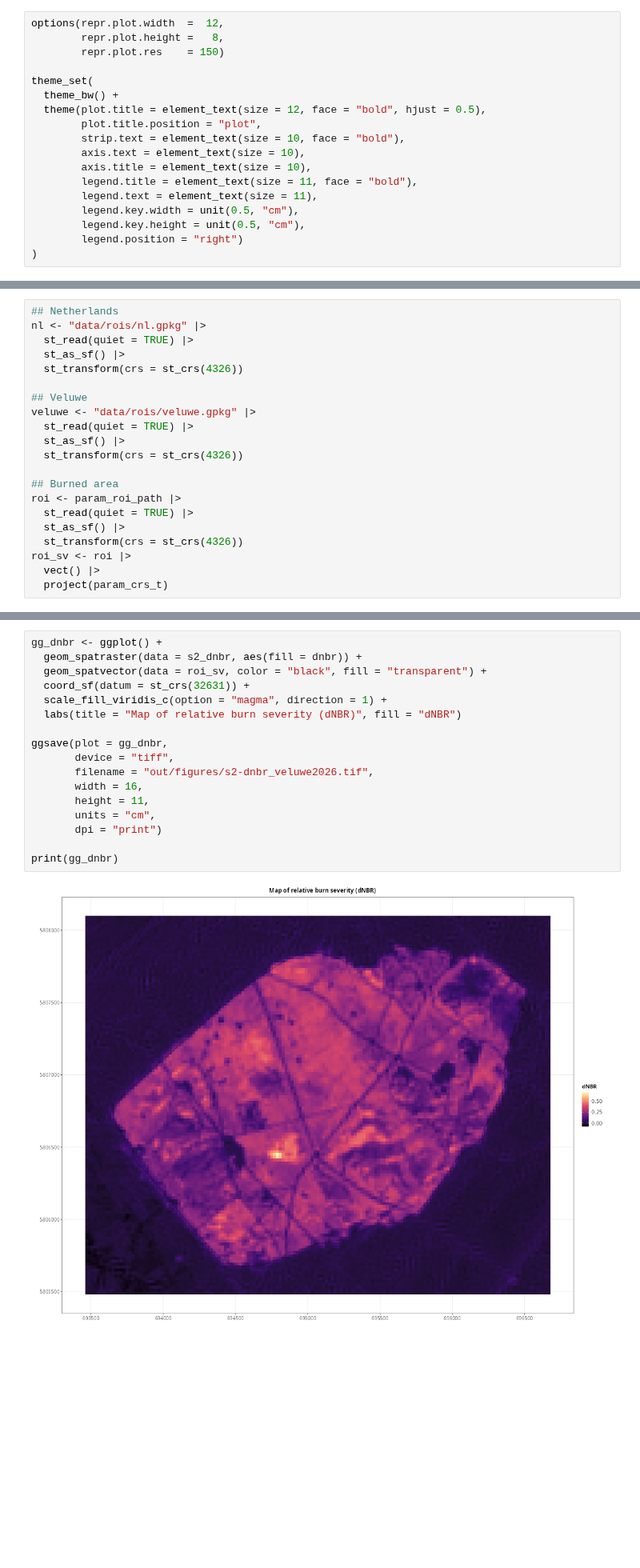
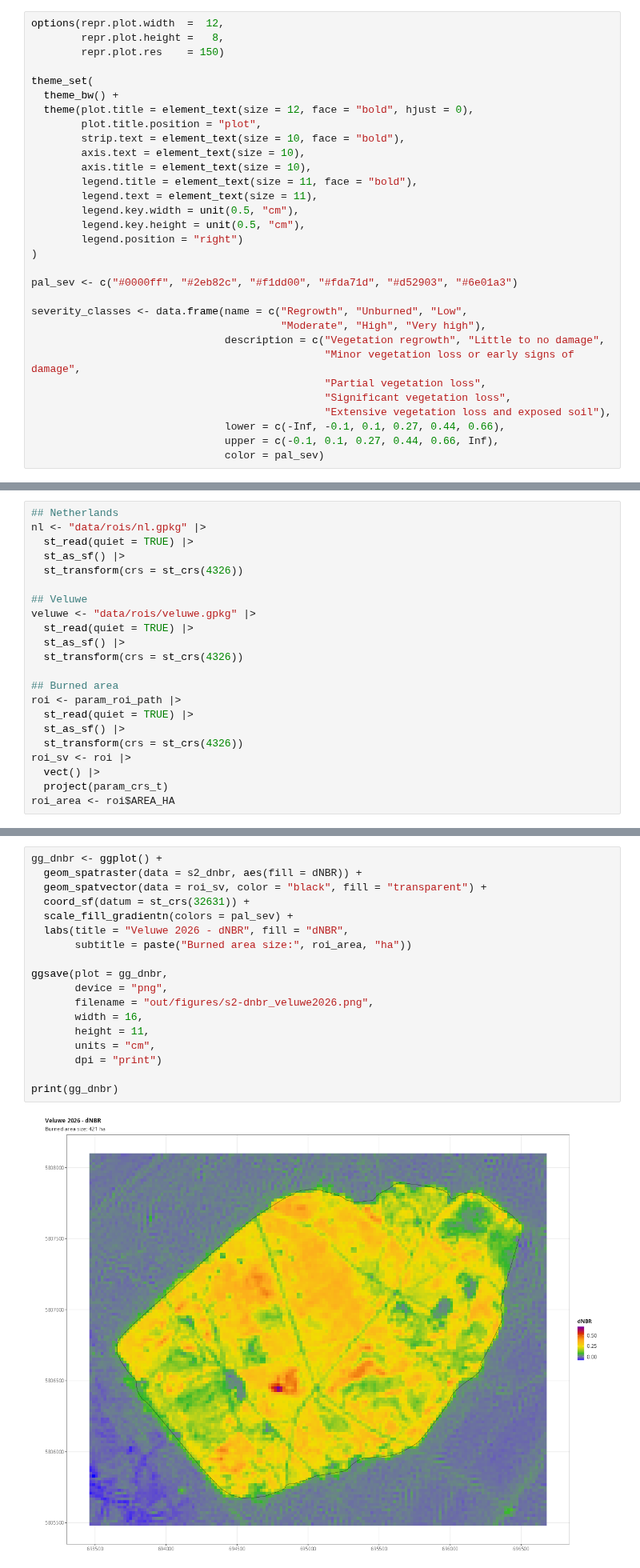
Before and after one commit to LTER-LIFE/vl-geospatial-toolbox, a Jupyter notebook: wildfire_veluwe2026.ipynb, the cells around one changed output, grey strips where cells are left out. Shown at 80% size. Cells and saved outputs as stored; diff of their text form; blank space fills up the shorter version.

```diff
--- a/wildfire_veluwe2026.ipynb
+++ b/wildfire_veluwe2026.ipynb
@@ -42,7 +34,7 @@ options(repr.plot.width  =  12,
 
 theme_set(
   theme_bw() +
-  theme(plot.title = element_text(size = 12, face = "bold", hjust = 0.5),
+  theme(plot.title = element_text(size = 12, face = "bold", hjust = 0),
         plot.title.position = "plot",
         strip.text = element_text(size = 10, face = "bold"),
         axis.text = element_text(size = 10),
@@ -53,6 +45,19 @@ theme_set(
         legend.key.height = unit(0.5, "cm"),
         legend.position = "right")
 )
+
+pal_sev <- c("#0000ff", "#2eb82c", "#f1dd00", "#fda71d", "#d52903", "#6e01a3")
+
+severity_classes <- data.frame(name = c("Regrowth", "Unburned", "Low",
+                                        "Moderate", "High", "Very high"),
+                               description = c("Vegetation regrowth", "Little to no damage",
+                                               "Minor vegetation loss or early signs of damage",
+                                               "Partial vegetation loss",
+                                               "Significant vegetation loss",
+                                               "Extensive vegetation loss and exposed soil"),
+                               lower = c(-Inf, -0.1, 0.1, 0.27, 0.44, 0.66),
+                               upper = c(-0.1, 0.1, 0.27, 0.44, 0.66, Inf),
+                               color = pal_sev)
 # %% [markdown]
 ### Custom functions
 # %%
@@ -161,6 +166,7 @@ roi <- param_roi_path |>
 roi_sv <- roi |>
   vect() |>
   project(param_crs_t)
+roi_area <- roi$AREA_HA
 # %% [markdown]
 ### Visualize region of interest
 # %%
@@ -504,22 +551,23 @@ plot(roi_sv, lty = 3, lwd = 4, add = TRUE,
 # %%
 gg_dnbr <- ggplot() +
-  geom_spatraster(data = s2_dnbr, aes(fill = dnbr)) +
+  geom_spatraster(data = s2_dnbr, aes(fill = dNBR)) +
   geom_spatvector(data = roi_sv, color = "black", fill = "transparent") +
   coord_sf(datum = st_crs(32631)) +
-  scale_fill_viridis_c(option = "magma", direction = 1) +
-  labs(title = "Map of relative burn severity (dNBR)", fill = "dNBR")
+  scale_fill_gradientn(colors = pal_sev) +
+  labs(title = "Veluwe 2026 - dNBR", fill = "dNBR",
+       subtitle = paste("Burned area size:", roi_area, "ha"))
 
 ggsave(plot = gg_dnbr,
-       device = "tiff",
-       filename = "out/figures/s2-dnbr_veluwe2026.tif",
+       device = "png",
+       filename = "out/figures/s2-dnbr_veluwe2026.png",
        width = 16,
        height = 11,
        units = "cm",
        dpi = "print")
 
 print(gg_dnbr)
 # %% [output]
-[figure, old version]
+[figure, new version]
 # %% [markdown]
 ## Classify burn severity
 
```
Also changed, not shown: parts of 35 cells of this notebook, 9 other files.
